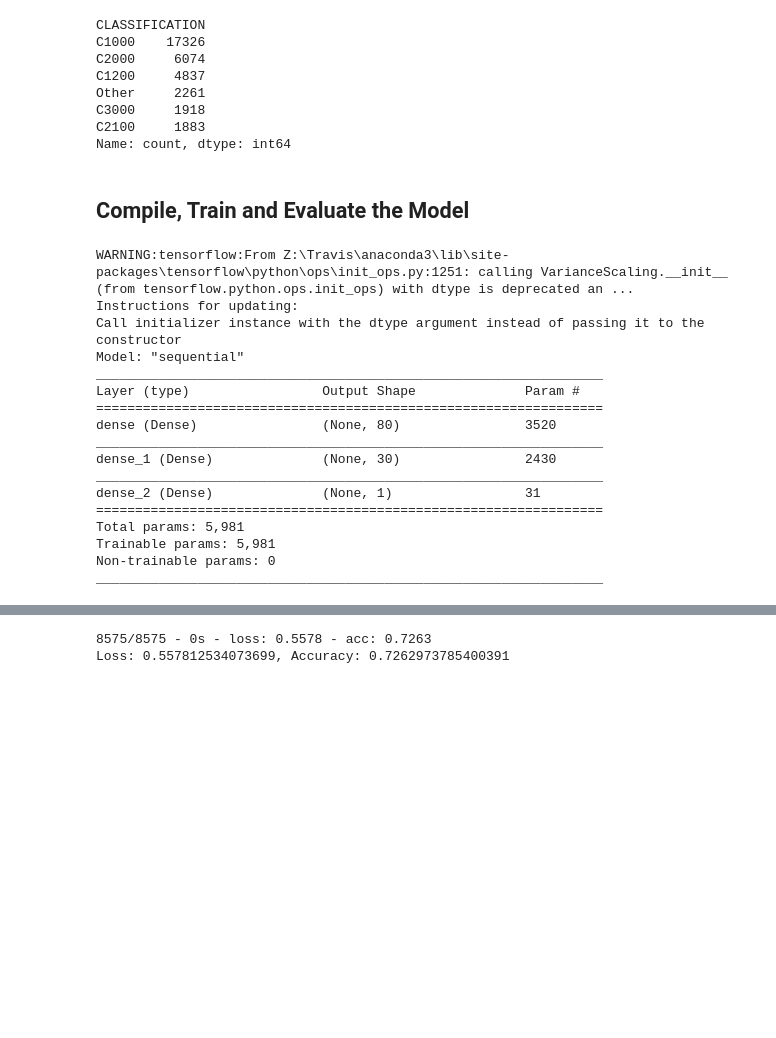
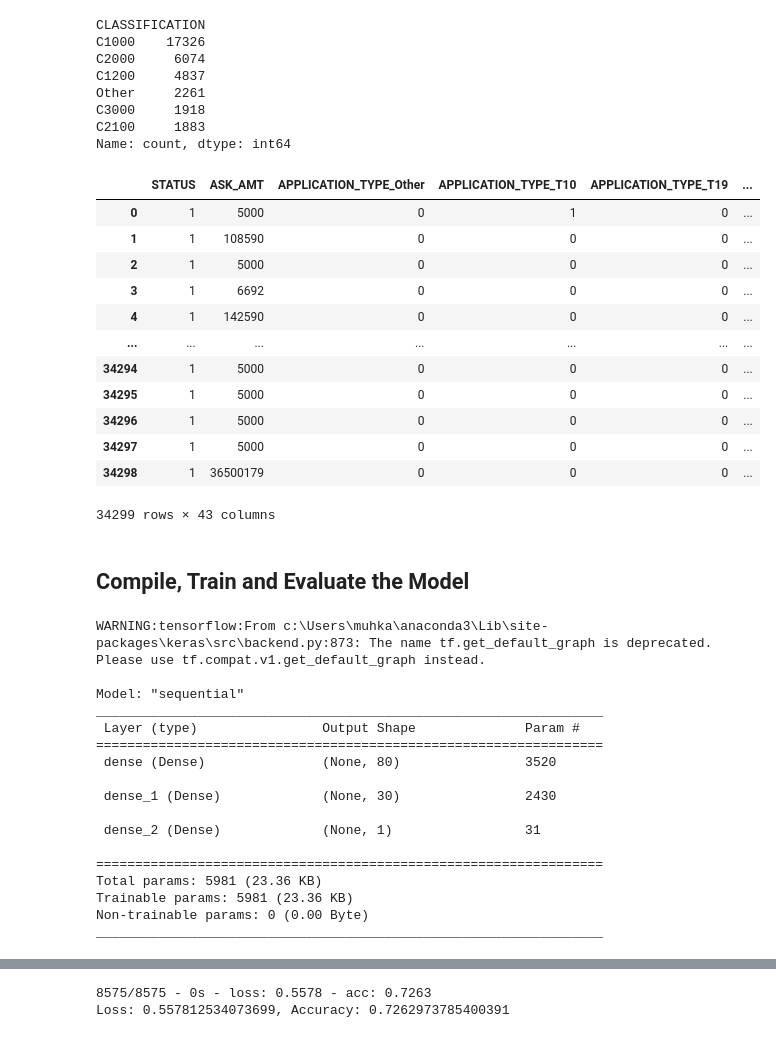
Before and after one commit to muhkashiff/deep-learning-challenge, a Jupyter notebook: Starter_Code.ipynb, the cells around one changed output, grey strips where cells are left out. Saved outputs shown, nothing was run; the diff lists cells and outputs as text; code cells hidden in the pictures; blank space fills up the shorter version.

```diff
--- a/Starter_Code.ipynb
+++ b/Starter_Code.ipynb
@@ -177,6 +177,25 @@ Other     2261
 C3000     1918
 C2100     1883
 Name: count, dtype: int64
+# %%
+# Split our preprocessed data into our features and target arrays
+y = application_df["IS_SUCCESSFUL"]
+X = application_df.drop(columns=["IS_SUCCESSFUL"], axis = 1)
 # %%
 # Convert categorical data to numeric with `pd.get_dummies`
-#  YOUR CODE GOES HERE
+X = pd.get_dummies(X).astype(int)
+X
+# %% [output]
+|  | STATUS | ASK_AMT | APPLICATION_TYPE_Other | APPLICATION_TYPE_T10 | APPLICATION_TYPE_T19 | ... |
+| 0 | 1 | 5000 | 0 | 1 | 0 | ... |
+| 1 | 1 | 108590 | 0 | 0 | 0 | ... |
+| 2 | 1 | 5000 | 0 | 0 | 0 | ... |
+| 3 | 1 | 6692 | 0 | 0 | 0 | ... |
+| 4 | 1 | 142590 | 0 | 0 | 0 | ... |
+| ... | ... | ... | ... | ... | ... | ... |
+| 34294 | 1 | 5000 | 0 | 0 | 0 | ... |
+| 34295 | 1 | 5000 | 0 | 0 | 0 | ... |
+| 34296 | 1 | 5000 | 0 | 0 | 0 | ... |
+| 34297 | 1 | 5000 | 0 | 0 | 0 | ... |
+| 34298 | 1 | 36500179 | 0 | 0 | 0 | ... |
+34299 rows × 43 columns
@@ -205,31 +221,31 @@ X_test_scaled = X_scaler.transform(X_test)
 nn = tf.keras.models.Sequential()
 
 # First hidden layer
-#  YOUR CODE GOES HERE
+nn.add(tf.keras.layers.Dense(80, input_dim=X_train.shape[1], activation='relu'))
 
 # Second hidden layer
-#  YOUR CODE GOES HERE
+nn.add(tf.keras.layers.Dense(30, activation='relu'))
 
 # Output layer
-#  YOUR CODE GOES HERE
+nn.add(tf.keras.layers.Dense(1, activation='sigmoid'))
 
 # Check the structure of the model
 nn.summary()
 # %% [output]
-WARNING:tensorflow:From Z:\Travis\anaconda3\lib\site-packages\tensorflow\python\ops\init_ops.py:1251: calling VarianceScaling.__init__ (from tensorflow.python.ops.init_ops) with dtype is deprecated an ...
-Instructions for updating:
-Call initializer instance with the dtype argument instead of passing it to the constructor
+WARNING:tensorflow:From c:\Users\muhka\anaconda3\Lib\site-packages\keras\src\backend.py:873: The name tf.get_default_graph is deprecated. Please use tf.compat.v1.get_default_graph instead.
+
 Model: "sequential"
 _________________________________________________________________
-Layer (type)                 Output Shape              Param #
+ Layer (type)                Output Shape              Param #
 =================================================================
-dense (Dense)                (None, 80)                3520
+ dense (Dense)               (None, 80)                3520
+
+ dense_1 (Dense)             (None, 30)                2430
+
+ dense_2 (Dense)             (None, 1)                 31
+
+=================================================================
+Total params: 5981 (23.36 KB)
+Trainable params: 5981 (23.36 KB)
+Non-trainable params: 0 (0.00 Byte)
 _________________________________________________________________
-dense_1 (Dense)              (None, 30)                2430
-_________________________________________________________________
-dense_2 (Dense)              (None, 1)                 31
-=================================================================
-Total params: 5,981
-Trainable params: 5,981
-Non-trainable params: 0
-_________________________________________________________________
```
Also changed, not shown: parts of 6 cells of this notebook.
